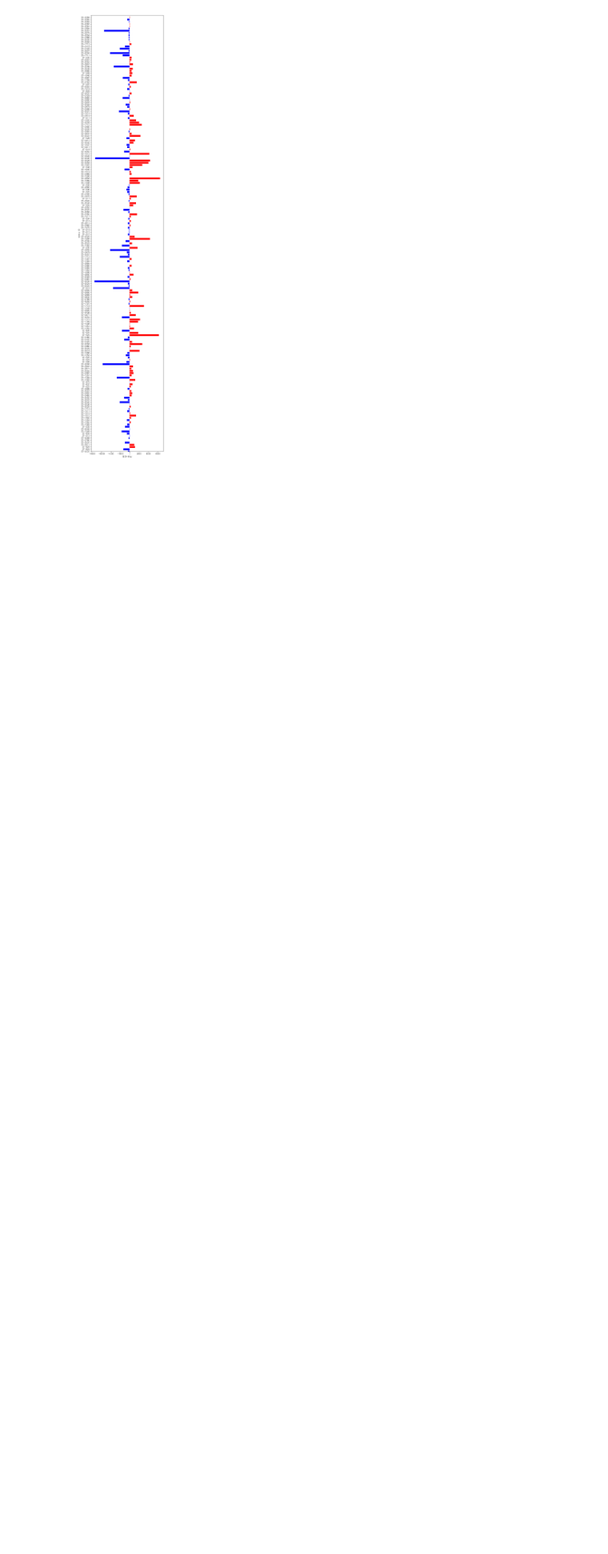
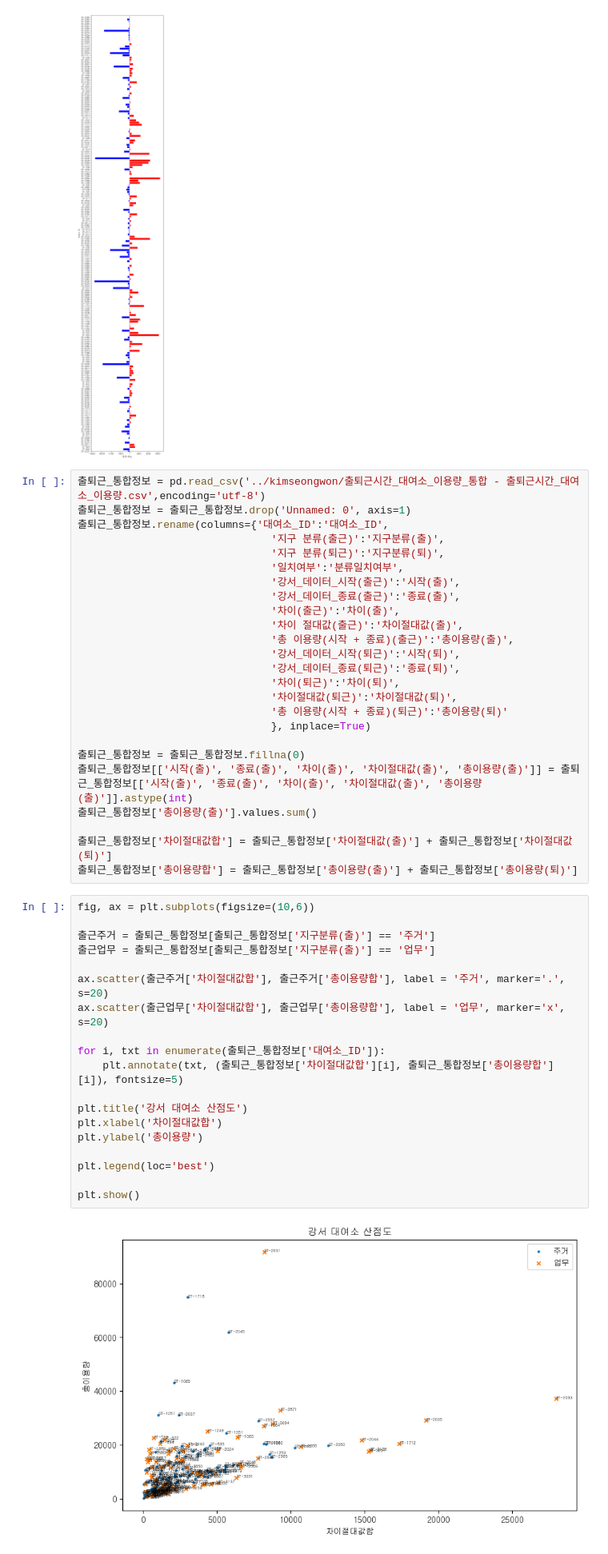
Before and after one commit to minseokpark6/SemiProject_Group3, a Jupyter notebook: Code/Origin/BikeSeoul_SemiGroup3_분석_시각화.ipynb, the cells around one changed output. Shown at 80% size. Cells and saved outputs as stored; diff of their text form; blank space fills up the shorter version.

```diff
--- a/Code/Origin/BikeSeoul_SemiGroup3_분석_시각화.ipynb
+++ b/Code/Origin/BikeSeoul_SemiGroup3_분석_시각화.ipynb
@@ -216,3 +216,49 @@ plt.tight_layout()
 plt.show()
 # %% [output]
 [figure]
+# %%
+출퇴근_통합정보 = pd.read_csv('../kimseongwon/출퇴근시간_대여소_이용량_통합 - 출퇴근시간_대여소_이용량.csv',encoding='utf-8')
+출퇴근_통합정보 = 출퇴근_통합정보.drop('Unnamed: 0', axis=1)
+출퇴근_통합정보.rename(columns={'대여소_ID':'대여소_ID',
+                               '지구 분류(출근)':'지구분류(출)',
+                               '지구 분류(퇴근)':'지구분류(퇴)',
+                               '일치여부':'분류일치여부',
+                               '강서_데이터_시작(출근)':'시작(출)',
+                               '강서_데이터_종료(출근)':'종료(출)',
+                               '차이(출근)':'차이(출)',
+                               '차이 절대값(출근)':'차이절대값(출)',
+                               '총 이용량(시작 + 종료)(출근)':'총이용량(출)',
+                               '강서_데이터_시작(퇴근)':'시작(퇴)',
+                               '강서_데이터_종료(퇴근)':'종료(퇴)',
+                               '차이(퇴근)':'차이(퇴)',
+                               '차이절대값(퇴근)':'차이절대값(퇴)',
+                               '총 이용량(시작 + 종료)(퇴근)':'총이용량(퇴)'
+                               }, inplace=True)
+
+출퇴근_통합정보 = 출퇴근_통합정보.fillna(0)
+출퇴근_통합정보[['시작(출)', '종료(출)', '차이(출)', '차이절대값(출)', '총이용량(출)']] = 출퇴근_통합정보[['시작(출)', '종료(출)', '차이(출)', '차이절대값(출)', '총이용량(출)']].astype(int)
+출퇴근_통합정보['총이용량(출)'].values.sum()
+
+출퇴근_통합정보['차이절대값합'] = 출퇴근_통합정보['차이절대값(출)'] + 출퇴근_통합정보['차이절대값(퇴)']
+출퇴근_통합정보['총이용량합'] = 출퇴근_통합정보['총이용량(출)'] + 출퇴근_통합정보['총이용량(퇴)']
+# %%
+fig, ax = plt.subplots(figsize=(10,6))
+
+출근주거 = 출퇴근_통합정보[출퇴근_통합정보['지구분류(출)'] == '주거']
+출근업무 = 출퇴근_통합정보[출퇴근_통합정보['지구분류(출)'] == '업무']
+
+ax.scatter(출근주거['차이절대값합'], 출근주거['총이용량합'], label = '주거', marker='.', s=20)
+ax.scatter(출근업무['차이절대값합'], 출근업무['총이용량합'], label = '업무', marker='x', s=20)
+
+for i, txt in enumerate(출퇴근_통합정보['대여소_ID']):
+    plt.annotate(txt, (출퇴근_통합정보['차이절대값합'][i], 출퇴근_통합정보['총이용량합'][i]), fontsize=5)
+
+plt.title('강서 대여소 산점도')
+plt.xlabel('차이절대값합')
+plt.ylabel('총이용량')
+
+plt.legend(loc='best')
+
+plt.show()
+# %% [output]
+[figure, added]
```
Also changed, not shown: parts of 1 cell of this notebook, 2 other files.
